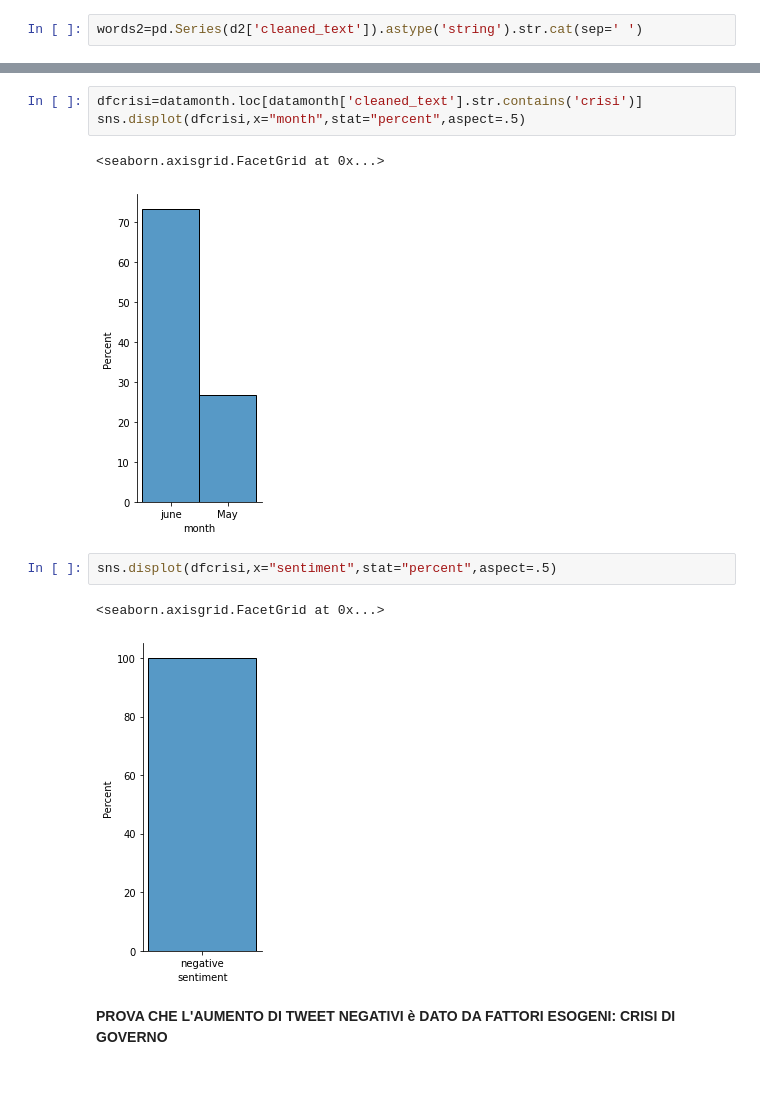
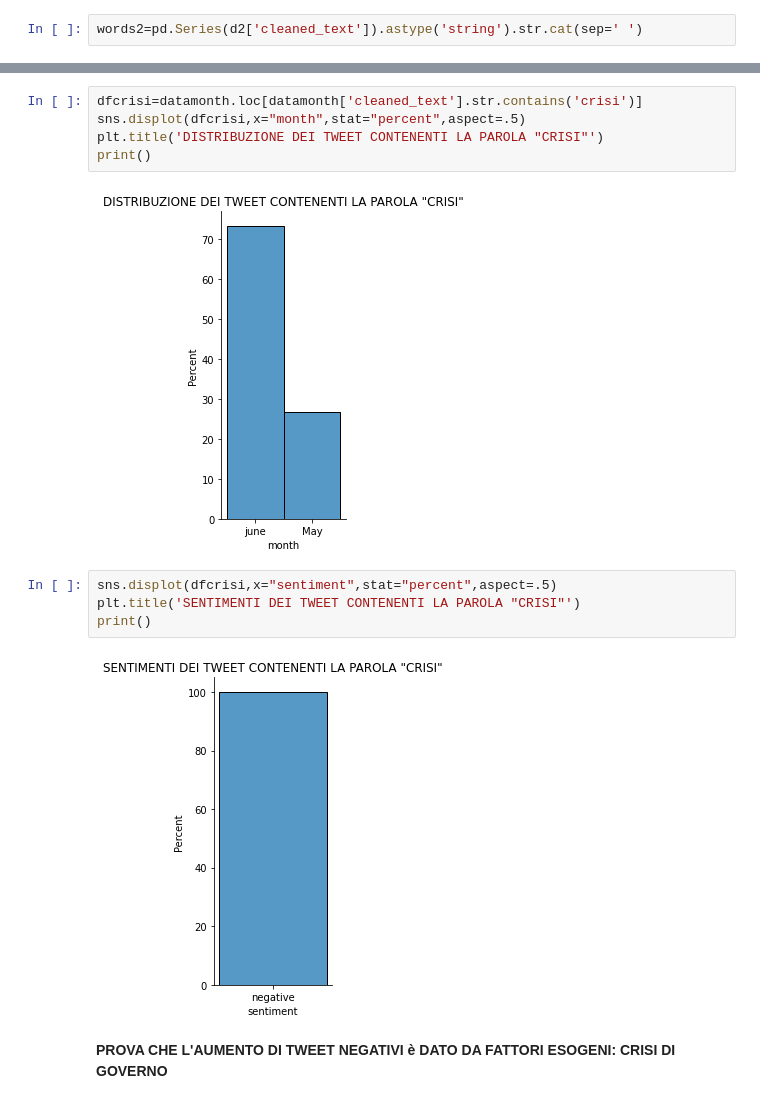
Before and after one commit to paolofesta/prove, a Jupyter notebook: TESI.ipynb, the cells around one changed output, grey strips where cells are left out. Cells and saved outputs as stored; diff of their text form.

```diff
--- a/TESI.ipynb
+++ b/TESI.ipynb
@@ -864,13 +860,15 @@ print()
 # %%
 dfcrisi=datamonth.loc[datamonth['cleaned_text'].str.contains('crisi')]
 sns.displot(dfcrisi,x="month",stat="percent",aspect=.5)
+plt.title('DISTRIBUZIONE DEI TWEET CONTENENTI LA PAROLA "CRISI"')
+print()
 # %% [output]
-<seaborn.axisgrid.FacetGrid at 0x...>
-[figure, old version]
+[figure, new version]
 # %%
 sns.displot(dfcrisi,x="sentiment",stat="percent",aspect=.5)
+plt.title('SENTIMENTI DEI TWEET CONTENENTI LA PAROLA "CRISI"')
+print()
 # %% [output]
-<seaborn.axisgrid.FacetGrid at 0x...>
-[figure, old version]
+[figure, new version]
 # %% [markdown]
 **PROVA CHE L'AUMENTO DI TWEET NEGATIVI è DATO DA FATTORI ESOGENI: CRISI DI GOVERNO**
```
Also changed, not shown: parts of 9 cells of this notebook.
